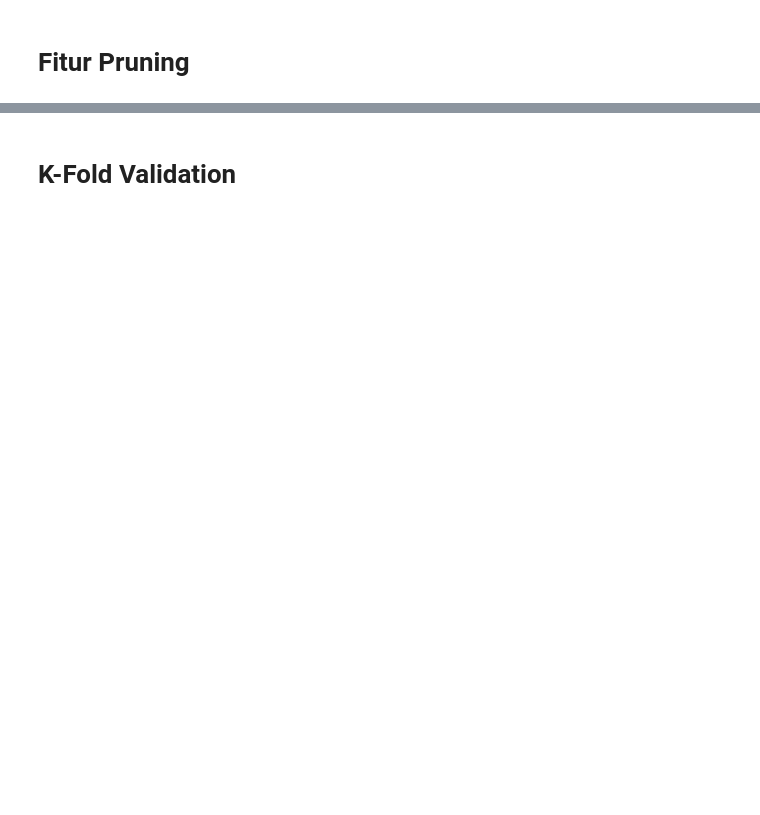
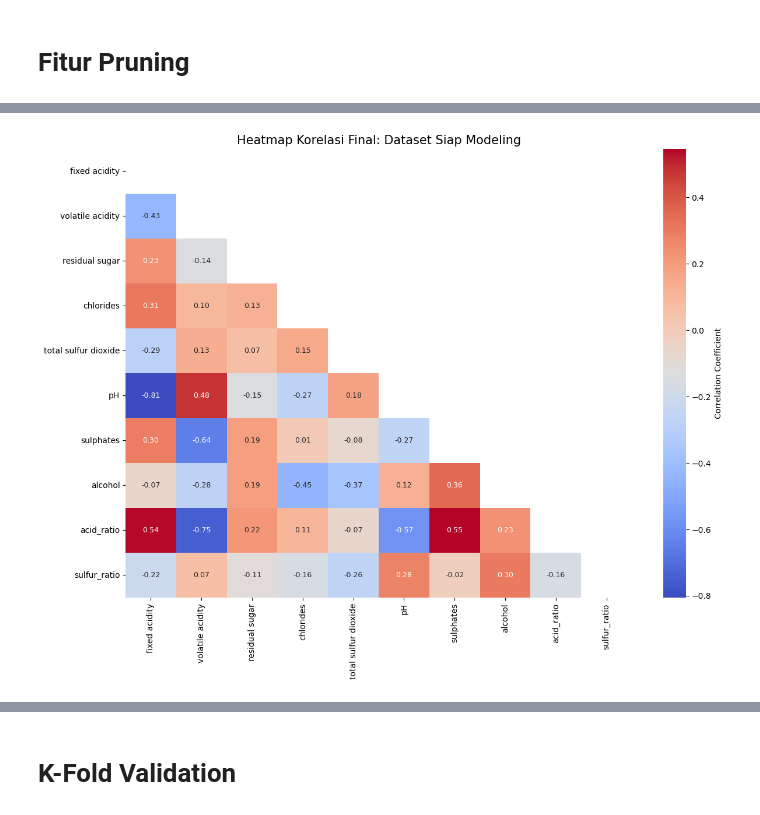
Before and after one commit to PashaAkrilian/Wine-Quality-Prediction, a Jupyter notebook: uts-data-mining.ipynb, the cells around one changed output, grey strips where cells are left out. Saved outputs shown, nothing was run; the diff lists cells and outputs as text; code cells hidden in the pictures; blank space fills up the shorter version.

```diff
--- a/uts-data-mining.ipynb
+++ b/uts-data-mining.ipynb
@@ -356,0 +306,88 @@ Statistik Fitur Terpilih:
+# %%
+# =================================================================
+# Tahap 4: Fitur Pruning & Finalisasi Data (Ditingkatkan)
+# =================================================================
+
+from statsmodels.stats.outliers_influence import variance_inflation_factor
+import pandas as pd
+import seaborn as sns
+import matplotlib.pyplot as plt
+import numpy as np
+
+# 4.1 Sinkronisasi Hasil RFECV (Signal Detection)
+# Mengambil fitur yang terbukti memiliki 'daya beda' tinggi dari Tahap 3
+final_selected_features = selected_features
+X_train_final_v1 = X_train_pruned.copy()
+
+print(f"Fitur terpilih hasil RFECV (Tahap 3): {final_selected_features}")
+
+# 4.2 Pembersihan Multikolinearitas Iteratif (VIF Auto-Pruning)
+# Kita membatasi VIF maksimal di angka 10 untuk menjamin stabilitas Neural Network.
+def auto_vif_pruning(df, threshold=10.0):
+    cols = df.columns.tolist()
+    dropped = []
+    iteration = 1
+
+    while True:
+        # Menghitung VIF untuk kolom yang tersisa
+        vif_values = [variance_inflation_factor(df[cols].values, i) for i in range(len(cols))]
+        max_vif = max(vif_values)
+
+        if max_vif > threshold:
+            max_idx = vif_values.index(max_vif)
+            feature_to_drop = cols[max_idx]
+            print(f"Iterasi {iteration}: Menghapus '{feature_to_drop}' (VIF: {max_vif:.2f})")
+            cols.remove(feature_to_drop)
+            dropped.append(feature_to_drop)
+            iteration += 1
+        else:
+            break
+
+    return cols, dropped
+
+print("\n--- Memulai Pembersihan Multikolinearitas (Auto-Pruning) ---")
+stable_features, high_vif_features = auto_vif_pruning(X_train_final_v1)
+
+if high_vif_features:
+    print(f"\nTotal fitur dibuang karena VIF Tinggi: {len(high_vif_features)}")
+else:
+    print("\nSemua fitur sudah stabil (VIF < 10).")
+
+# Visualisasi Heatmap Korelasi Final
+plt.figure(figsize=(14, 10))
+X_stable = X_train_final_v1[stable_features]
+# Menggunakan mask untuk hanya menampilkan bagian bawah (menghindari duplikasi visual)
+mask = np.triu(np.ones_like(X_stable.corr(), dtype=bool))
+sns.heatmap(X_stable.corr(), mask=mask, annot=True, cmap='coolwarm', fmt='.2f',
+            cbar_kws={'label': 'Correlation Coefficient'}, annot_kws={"size": 9})
+plt.title('Heatmap Korelasi Final: Dataset Siap Modeling', fontsize=15)
+plt.show()
+
+# 4.3 Finalisasi Dataset (Training, Validation, Testing)
+# Memastikan konsistensi kolom di seluruh subset data
+X_train_final = X_stable.copy()
+X_val_final = X_val_prepared[stable_features].copy()
+X_test_final = X_test_prepared[stable_features].copy()
+
+# Memastikan sinkronisasi target Klasifikasi dan Regresi (Soft Label)
+y_train_final = y_train_final
+y_train_soft_final = y_train_soft # Dari Tahap 2.6
+
+# 4.4 Verifikasi Akhir & Ringkasan Teknis (NIM 026)
+print("\n" + "="*50)
+print(f"--- RINGKASAN FINAL DATA PREPARATION (NIM: 026) ---")
+print("="*50)
+print(f"1. Fitur Final ({len(stable_features)})      : {stable_features}")
+print(f"2. Sampel Training (Aug)   : {X_train_final.shape[0]}")
+print(f"3. Sampel Validasi (Ori)   : {X_val_final.shape[0]}")
+print(f"4. Sampel Testing (Ori)    : {X_test_final.shape[0]}")
+print(f"5. Target Ganda Tersedia   : Kualitas (Int) & Soft Label (Float)")
+print("-" * 50)
+
+# Cek Normalitas Fitur (Hasil PowerTransform + StandardScaler dari Tahap 2)
+print("\nStatistik Deskriptif Fitur Final (Check Mean ≈ 0, Std ≈ 1):")
+summary = X_train_final.describe().T[['mean', 'std', 'min', '50%', 'max']]
+display(summary.style.format("{:.4f}").background_gradient(cmap='Greens', subset=['mean', 'std']))
+
+print(f"\n>>> STATUS: DATA SIAP MASUK KE ARSITEKTUR DEEP LEARNING & OPTUNA <<<")
+# %% [output]
@@ -356,0 +404 @@ Statistik Fitur Terpilih:
+[figure, added]
```
Also changed, not shown: parts of 15 cells of this notebook.
